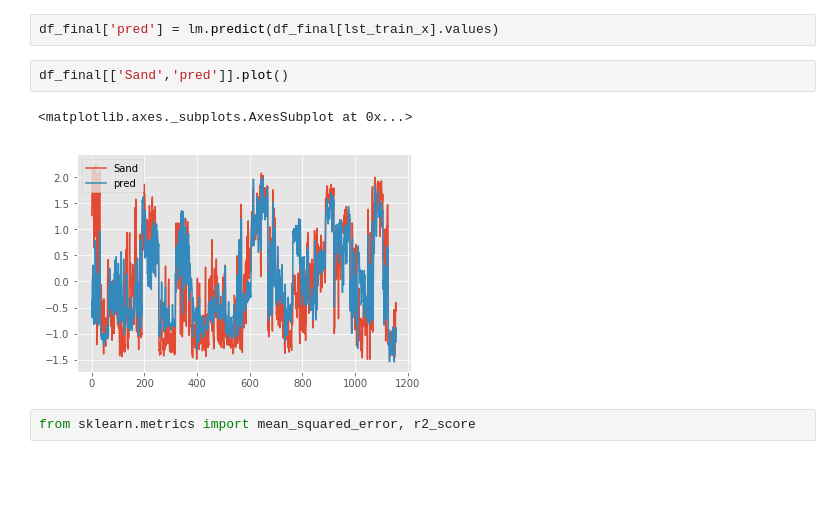
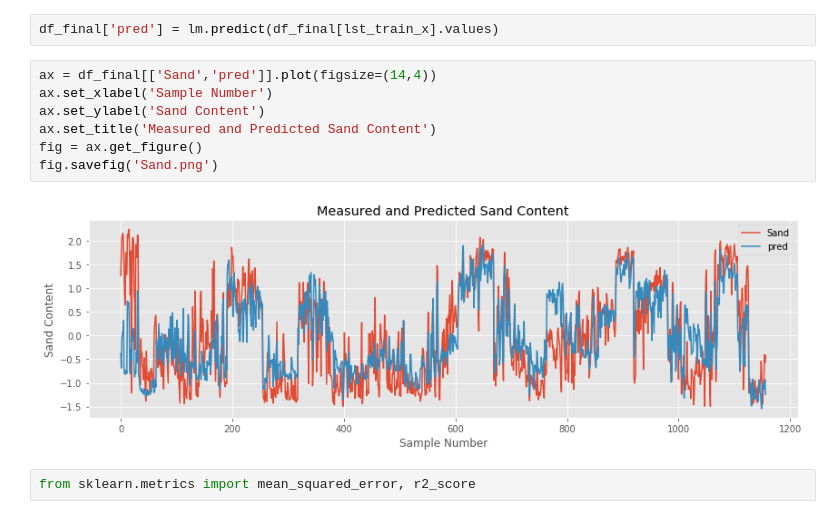
Before and after one commit to MoreCoffee12/SpectrumML, a Jupyter notebook: spectrum_africa.ipynb, the cells around one changed output. Cells and saved outputs as stored; diff of their text form; blank space fills up the shorter version.

```diff
--- a/spectrum_africa.ipynb
+++ b/spectrum_africa.ipynb
@@ -106,11 +133,15 @@ lm.fit(df_final[lst_train_x].values, df_final[lst_train_y].values)
 LinearRegression(copy_X=True, fit_intercept=True, n_jobs=1, normalize=False)
 # %%
 df_final['pred'] = lm.predict(df_final[lst_train_x].values)
-# %%
-df_final[['Sand','pred']].plot()
-# %% [output]
-<matplotlib.axes._subplots.AxesSubplot at 0x...>
-[figure, removed]
+# %%
+ax = df_final[['Sand','pred']].plot(figsize=(14,4))
+ax.set_xlabel('Sample Number')
+ax.set_ylabel('Sand Content')
+ax.set_title('Measured and Predicted Sand Content')
+fig = ax.get_figure()
+fig.savefig('Sand.png')
+# %% [output]
+[figure, added]
 # %%
 from sklearn.metrics import mean_squared_error, r2_score
 # %%
```
Also changed, not shown: parts of 17 cells of this notebook, 3 other files.
